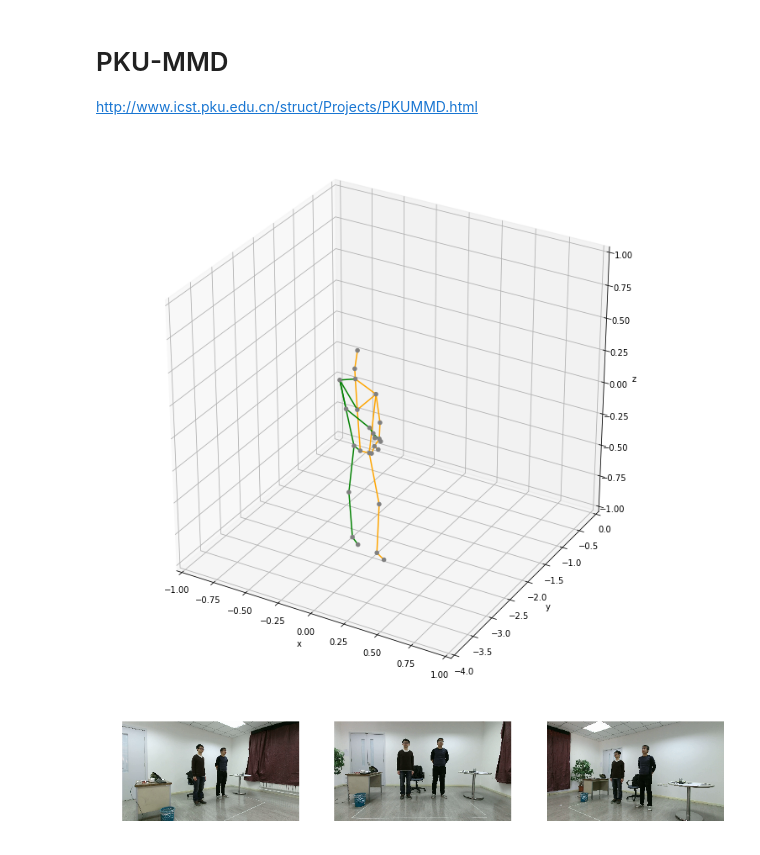
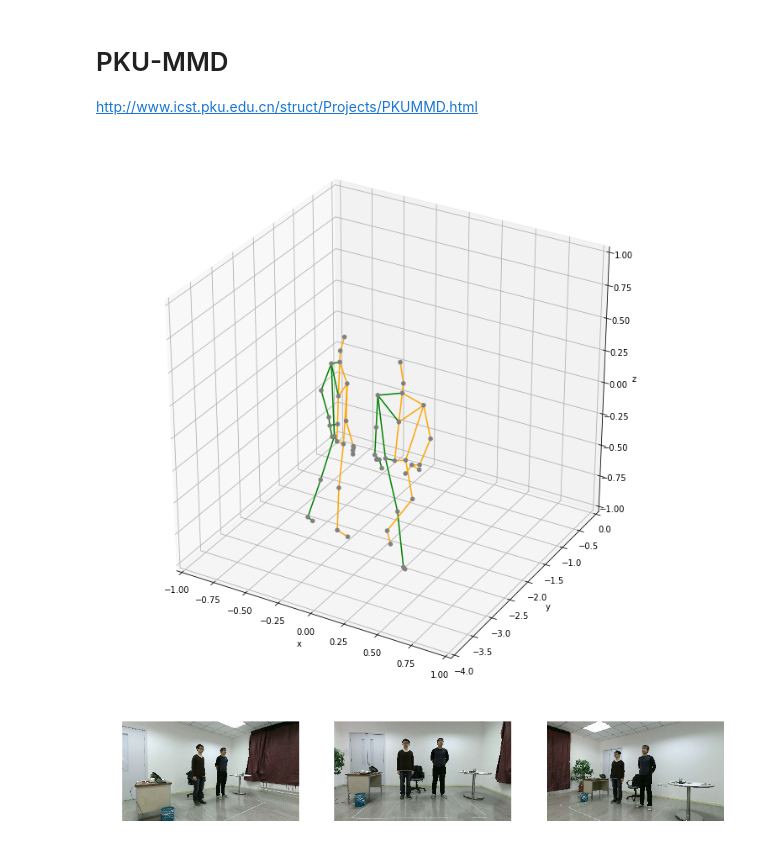
Before and after one commit to jutanke/pak, a Jupyter notebook: samples/PKU_MMD.ipynb, the cells around one changed output. Drawn from its saved outputs; the diff is of its cells as text; code cells hidden in the pictures.

```diff
--- a/samples/PKU_MMD.ipynb
+++ b/samples/PKU_MMD.ipynb
@@ -22,26 +22,32 @@ data = PKU_MMD(root)
 
 #data.train_videos
 
-skel1, skel2, labels = data.get_3d('0002-L')
-skel1_, skel2_, labels_ = data.get_3d('0002-L')
+skel1, skel2, labels = data.get_3d('0075-L')
+skel1_, skel2_, labels_ = data.get_3d('0075-L')
 # %%
+def isclose(a, b, rel_tol=1e-09, abs_tol=0.0):
+    return abs(a-b) <= max(rel_tol * max(abs(a), abs(b)), abs_tol)
+
 s1 = skel1[0]
 s2 = skel2[0]
 
 
 fig = plt.figure(figsize=(12, 12))
 R = 1
 ax = fig.add_subplot(111, projection='3d')
 ax.set_xlim(-R, R); ax.set_xlabel('x')
 ax.set_ylim(-2-R*2, 0); ax.set_ylabel('y')
 ax.set_zlim(-R, R); ax.set_zlabel('z')
 
 
 plot_skeleton(ax, s1)
 
+if not isclose(np.mean(np.abs(skel2)), 0):
+    plot_skeleton(ax, s2)
+
 plt.show()
 # %% [output]
-[figure, old version]
+[figure, new version]
 # %%
 img_L = data.get_frame('0116-L', 1)
 img_R = data.get_frame('0116-R', 1)
```
Also changed, not shown: 1 other file.
